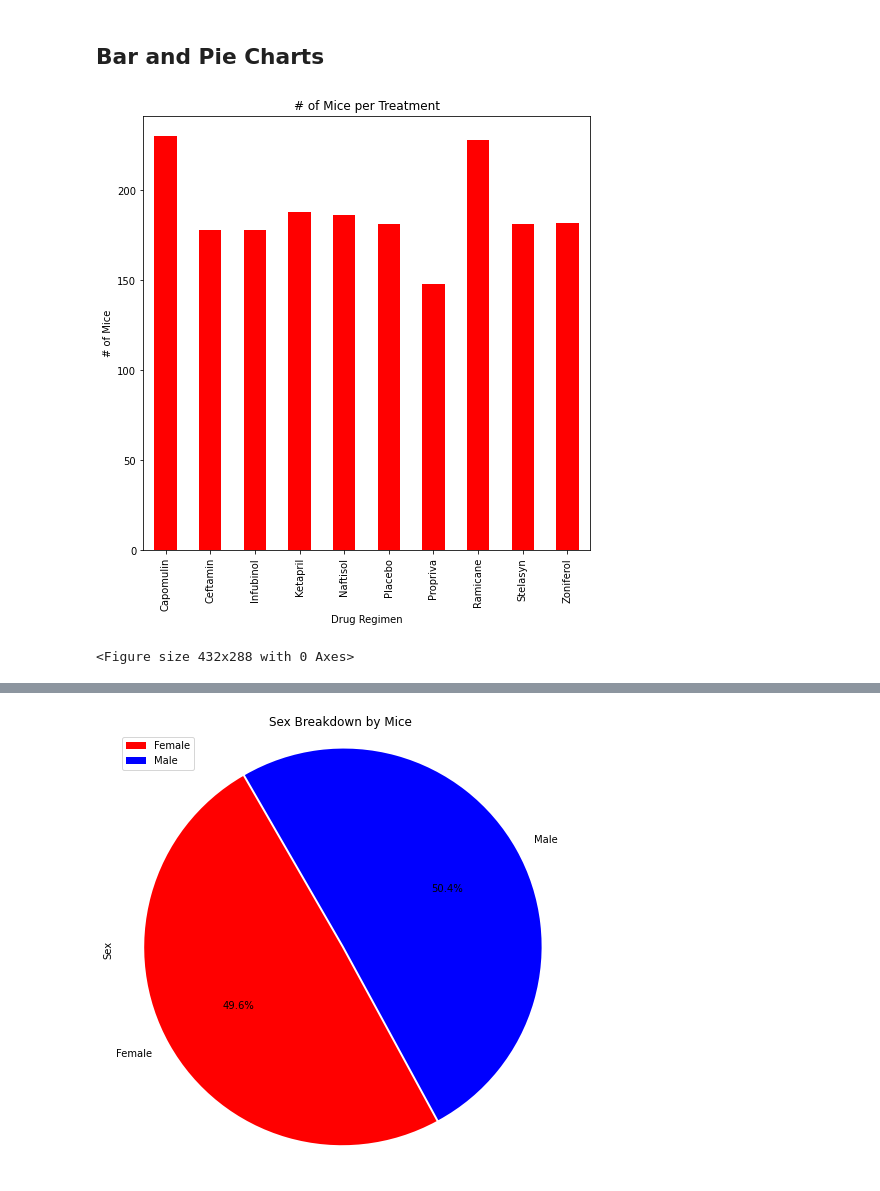
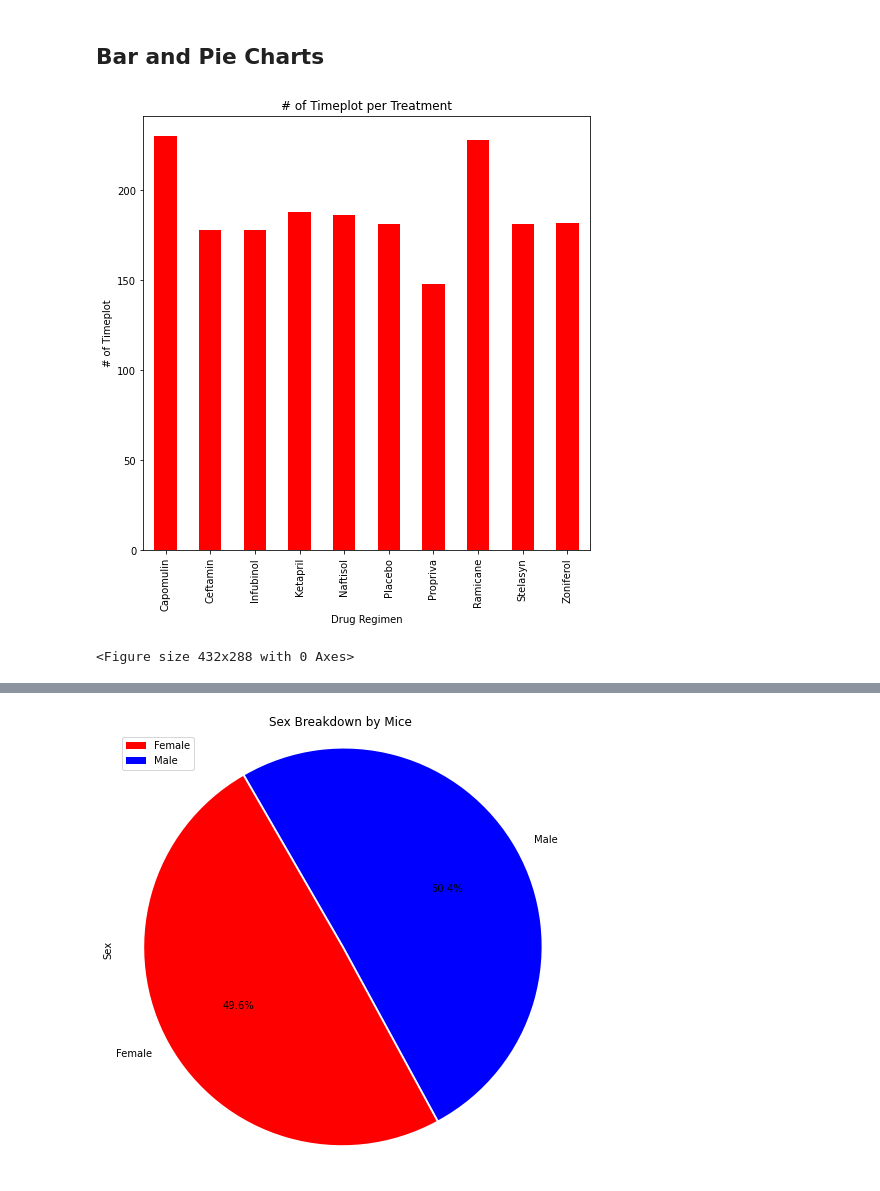
Before and after one commit to jabrunin001/Matplotlib-challenge, a Jupyter notebook: Pymaceuticals/pymaceuticals_starter.ipynb, the cells around one changed output, grey strips where cells are left out. Saved outputs shown, nothing was run; the diff lists cells and outputs as text; code cells hidden in the pictures.

```diff
--- a/Pymaceuticals/pymaceuticals_starter.ipynb
+++ b/Pymaceuticals/pymaceuticals_starter.ipynb
@@ -119,16 +119,16 @@ summary_stats_table_2
 ## Bar and Pie Charts
 # %%
 # Generate a bar plot showing the total number of timepoints for all mice tested for each drug regimen using Pandas.
-count_mice_treat = working_df.groupby(["Drug Regimen"]).count()["Mouse ID"]
+count_mice_treat = working_df.groupby(["Drug Regimen"]).count()["Timepoint"]
 
 visual_pandas = count_mice_treat.plot.bar(figsize=(8,8), color='r', fontsize = 10)
 plt.xlabel("Drug Regimen")
-plt.ylabel("# of Mice")
-plt.title("# of Mice per Treatment")
+plt.ylabel("# of Timeplot")
+plt.title("# of Timeplot per Treatment")
 plt.show()
 plt.tight_layout()
 # %% [output]
-[figure, old version]
+[figure, new version]
 <Figure size 432x288 with 0 Axes>
 # %%
 # Generate a bar plot showing the total number of timepoints for all mice tested for each drug regimen using pyplot.
```
Also changed, not shown: parts of 1 cell of this notebook.
